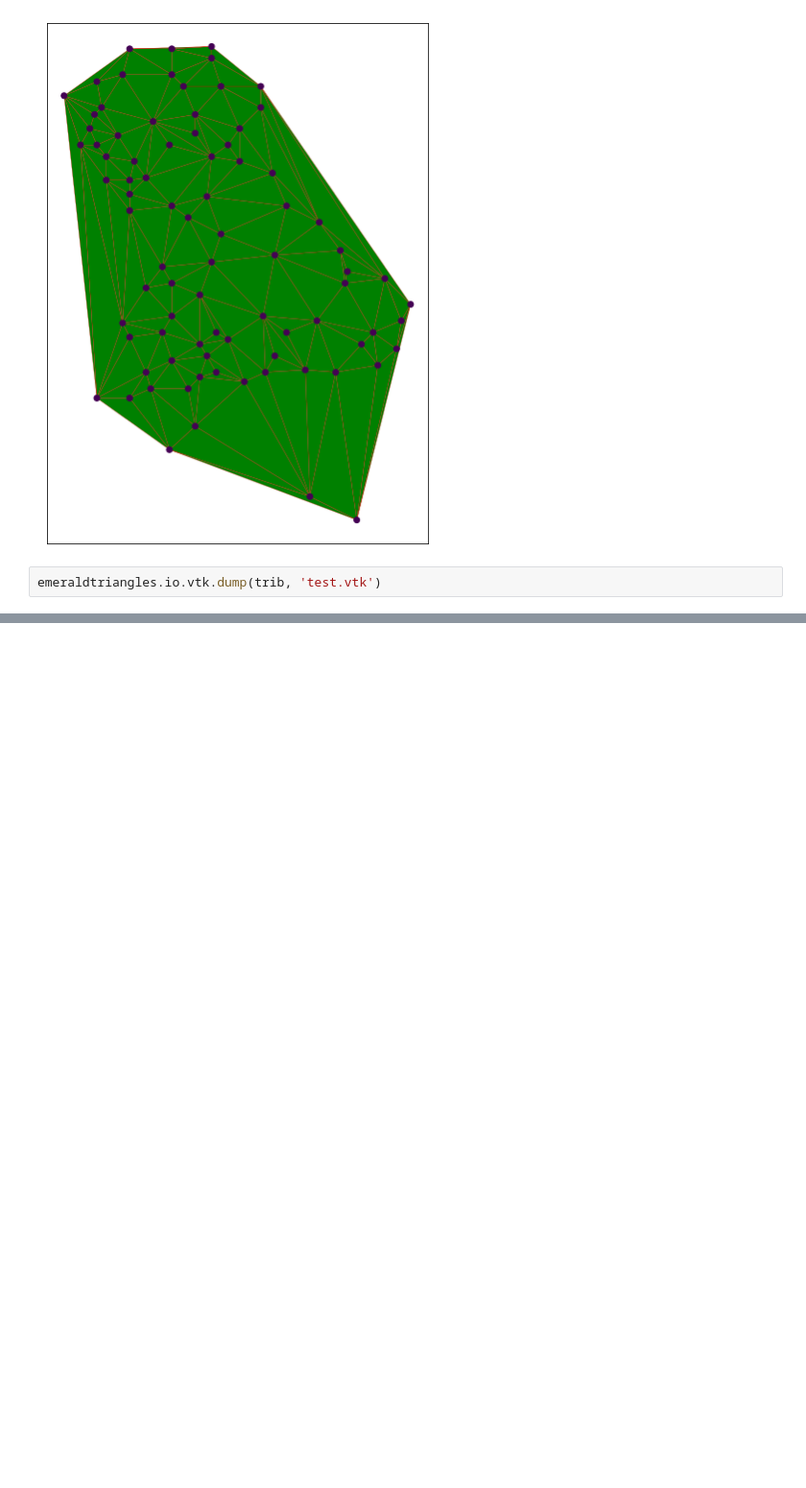
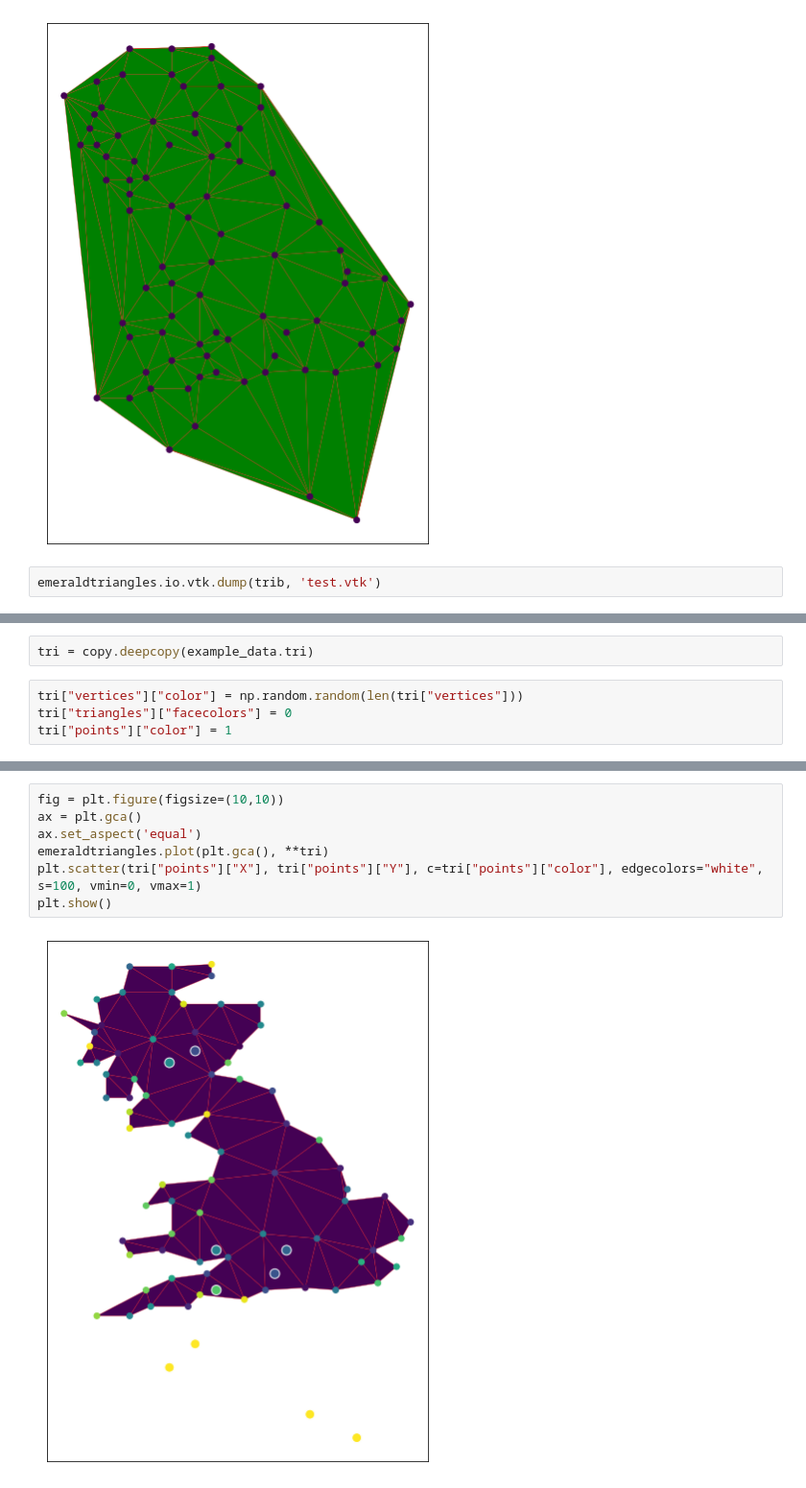
Before and after one commit to emerald-geomodelling/EmeraldTriangles, a Jupyter notebook: Example usage.ipynb, the cells around one changed output, grey strips where cells are left out. Shown: that part at 96% size. Cells and saved outputs as stored; diff of their text form; blank space fills up the shorter version.

```diff
--- a/Example usage.ipynb
+++ b/Example usage.ipynb
@@ -174,0 +179,6 @@ emeraldtriangles.io.vtk.dump(trib, 'test.vtk')
+# %%
+tri = copy.deepcopy(example_data.tri)
+# %%
+tri["vertices"]["color"] = np.random.random(len(tri["vertices"]))
+tri["triangles"]["facecolors"] = 0
+tri["points"]["color"] = 1
@@ -174,0 +199,9 @@ emeraldtriangles.io.vtk.dump(trib, 'test.vtk')
+# %%
+fig = plt.figure(figsize=(10,10))
+ax = plt.gca()
+ax.set_aspect('equal')
+emeraldtriangles.plot(plt.gca(), **tri)
+plt.scatter(tri["points"]["X"], tri["points"]["Y"], c=tri["points"]["color"], edgecolors="white", s=100, vmin=0, vmax=1)
+plt.show()
+# %% [output]
+[figure, added]
```
Also changed, not shown: parts of 6 cells of this notebook, 4 other files.
